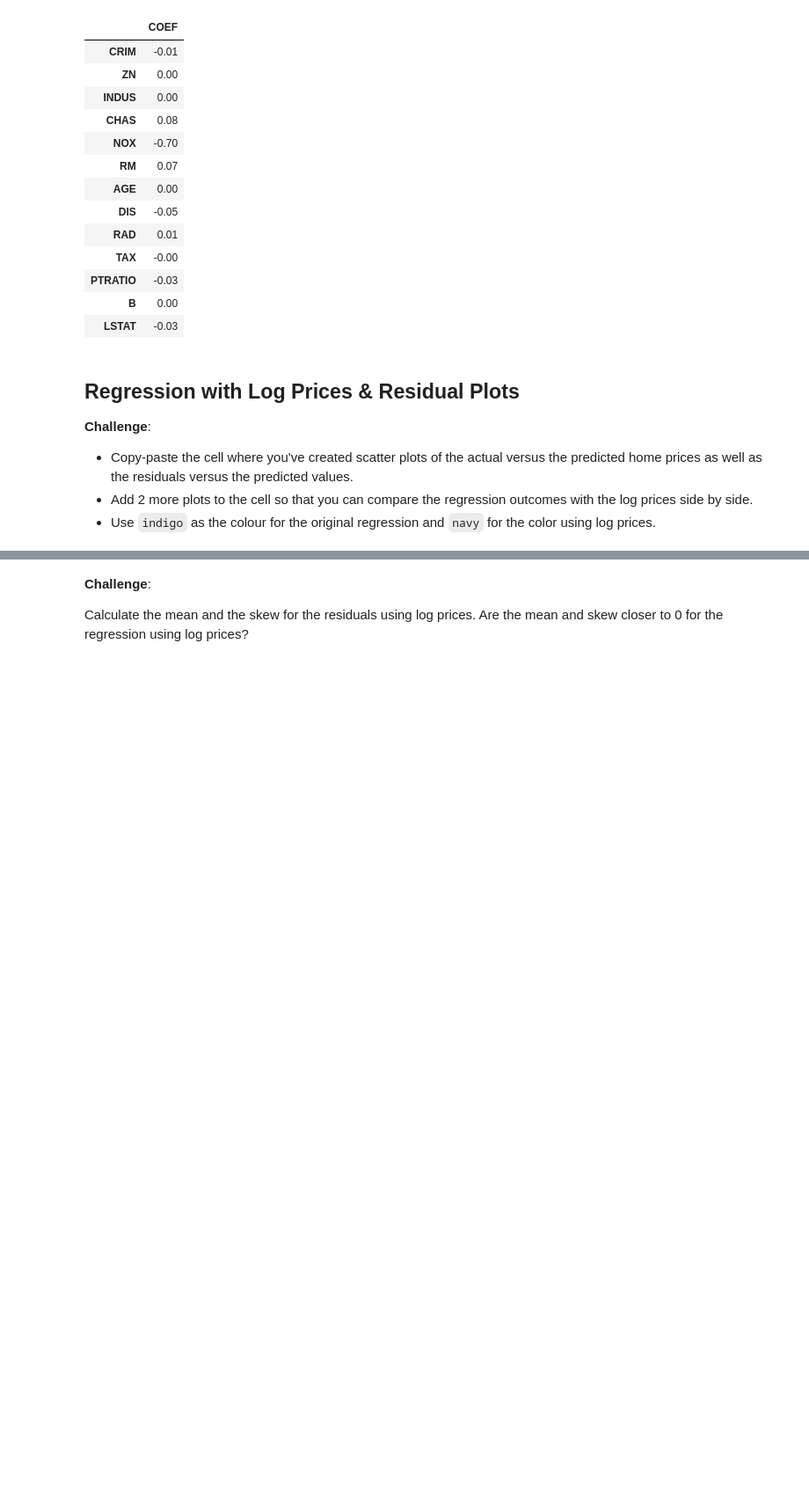
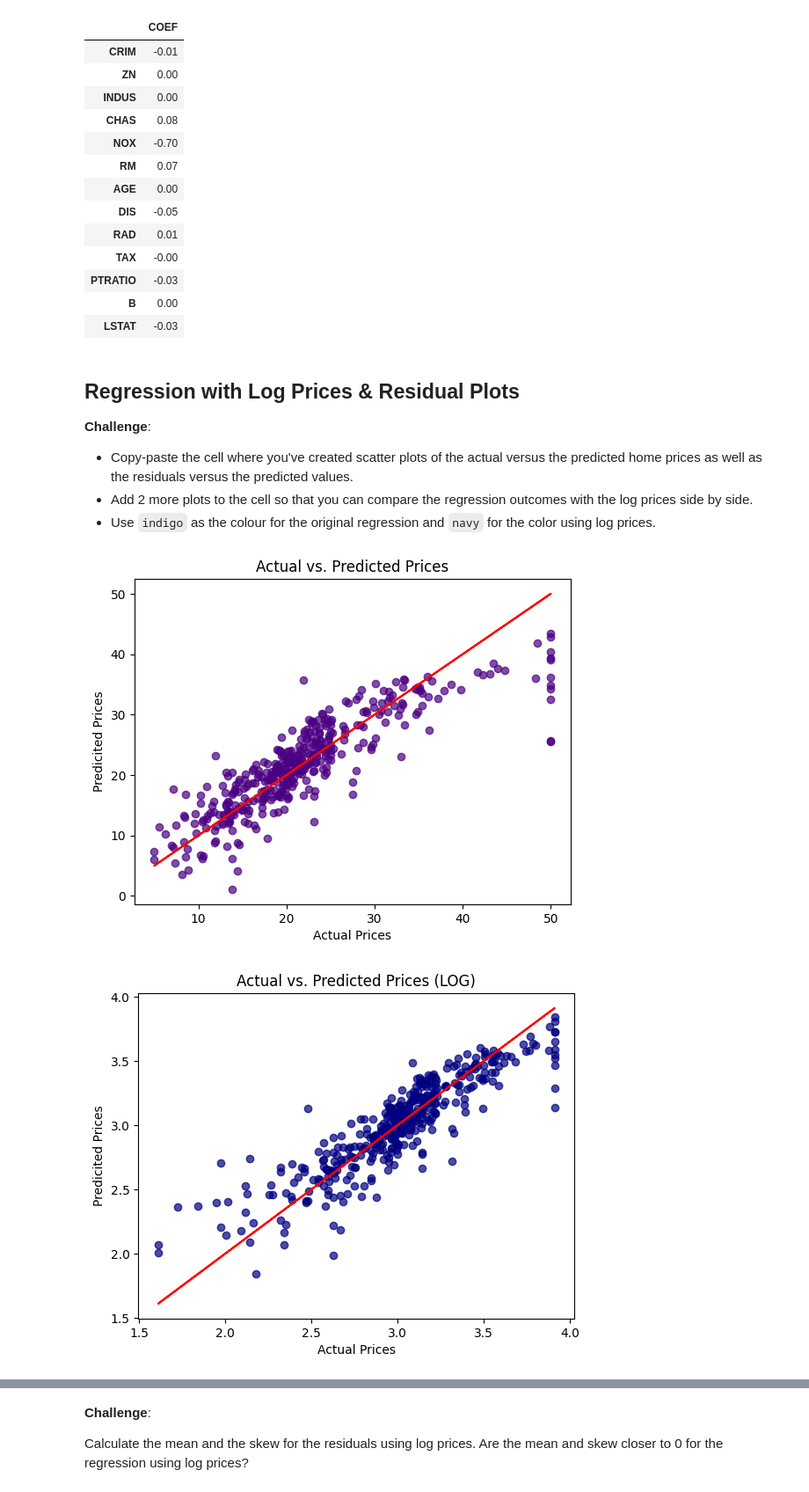
Before and after one commit to bluescreenlife/100-days-of-code, a Jupyter notebook: day_81_capstone_predict_house_prices/Multivariable_Regression_and_Valuation_Model_(start).ipynb, the cells around one changed output, grey strips where cells are left out. Shown at 88% size. Saved outputs shown, nothing was run; the diff lists cells and outputs as text; code cells hidden in the pictures; blank space fills up the shorter version.

```diff
--- a/day_81_capstone_predict_house_prices/Multivariable_Regression_and_Valuation_Model_(start).ipynb
+++ b/day_81_capstone_predict_house_prices/Multivariable_Regression_and_Valuation_Model_(start).ipynb
@@ -601,16 +603,16 @@ $$ \log (PR \hat ICE) = \theta _0 + \theta _1 RM + \theta _2 NOX + \theta_3 DIS
 * What is the r-squared of the regression on the training data?
 * Have we improved the fit of our model compared to before based on this measure?
 # %%
-target = price_log
-features = data.drop(columns='PRICE')
+log_target = price_log
+log_features = data.drop(columns='PRICE')
 
-X_train, X_test, y_train, y_test = tts(features, target, random_state=10, test_size=0.2)
+X_train_log, X_test_log, y_train_log, y_test_log = tts(log_features, log_target, random_state=10, test_size=0.2)
 # %%
 log_model = LinearRegression()
-log_model.fit(X_train, y_train)
-log_prediciton = log_model.predict(X_test)
-log_r2 = r2_score(y_test, log_prediciton)
-log_rmse = mean_squared_error(y_test, log_prediciton)
-print(f'Log R2: {log_r2}')
+log_model.fit(X_train_log, y_train_log)
+train_log_prediciton = log_model.predict(X_train_log)
+r2_train_log = r2_score(y_train_log, train_log_prediciton)
+log_rmse = mean_squared_error(y_train_log, train_log_prediciton)
+print(f'Log R2: {r2_train_log}')
 print(f'Log mse: {log_rmse}')
 # %% [output]
@@ -667,3 +669,40 @@ log_model_df
 * Copy-paste the cell where you've created scatter plots of the actual versus the predicted home prices as well as the residuals versus the predicted values.
 * Add 2 more plots to the cell so that you can compare the regression outcomes with the log prices side by side.
 * Use `indigo` as the colour for the original regression and `navy` for the color using log prices.
+# %%
+# orig regression
+predicted_values = model.predict(X_train)
+residuals = (y_train - predicted_values)
+plt.scatter(x=y_train, y=predicted_values, alpha=.7, color='indigo')
+plt.title('Actual vs. Predicted Prices')
+plt.xlabel('Actual Prices')
+plt.ylabel('Predicited Prices')
+plt.plot(y_train, y_train, color='red')
+plt.show()
+
+# log regression
+log_predicted_values = log_model.predict(X_train_log)
+log_residuals = (y_train_log - log_predicted_values)
+plt.scatter(x=y_train_log, y=log_predicted_values, alpha=.7, color='navy')
+plt.title('Actual vs. Predicted Prices (LOG)')
+plt.xlabel('Actual Prices')
+plt.ylabel('Predicited Prices')
+plt.plot(y_train_log, y_train_log, color='red')
+plt.show()
+
+# orig residuals
+plt.scatter(x=predicted_values, y=residuals, color='indigo')
+plt.title('Predicted Prices vs. Residuals')
+plt.xlabel('Predicted Prices')
+plt.ylabel('Residuals')
+plt.show()
+
+# log residuals
+plt.scatter(x=log_predicted_values, y=log_residuals, color='navy')
+plt.title('Predicted Prices vs. Residuals (LOG)')
+plt.xlabel('Predicted Prices')
+plt.ylabel('Residuals')
+plt.show()
+# %% [output]
+[figure, added]
+[figure, added]
```
Also changed, not shown: parts of 8 cells of this notebook.
